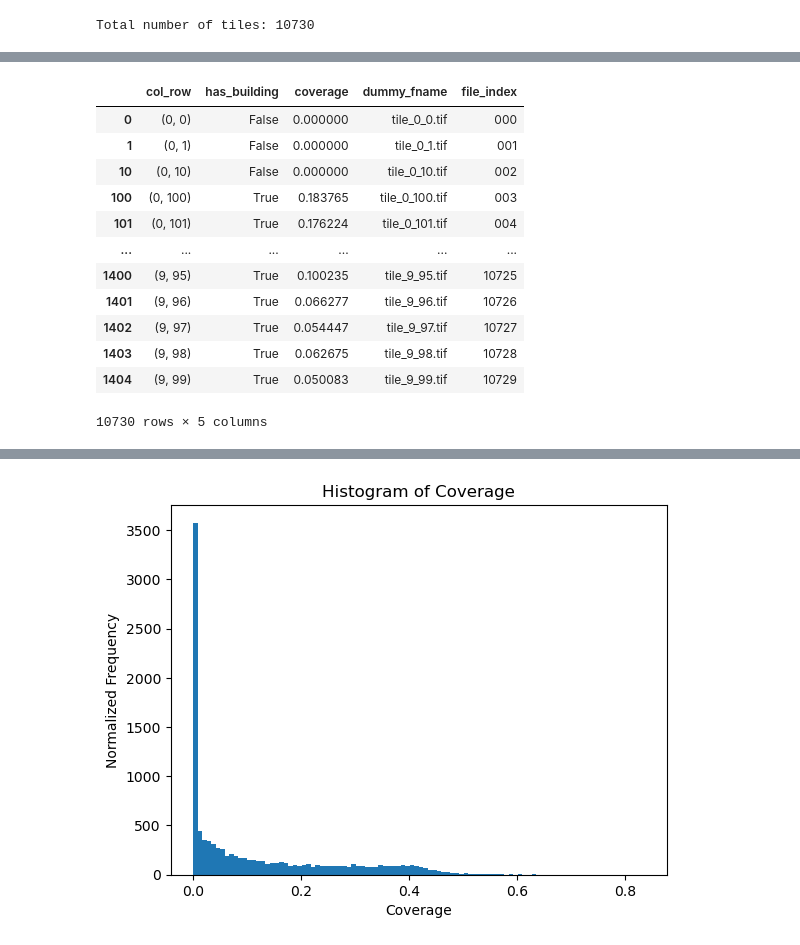
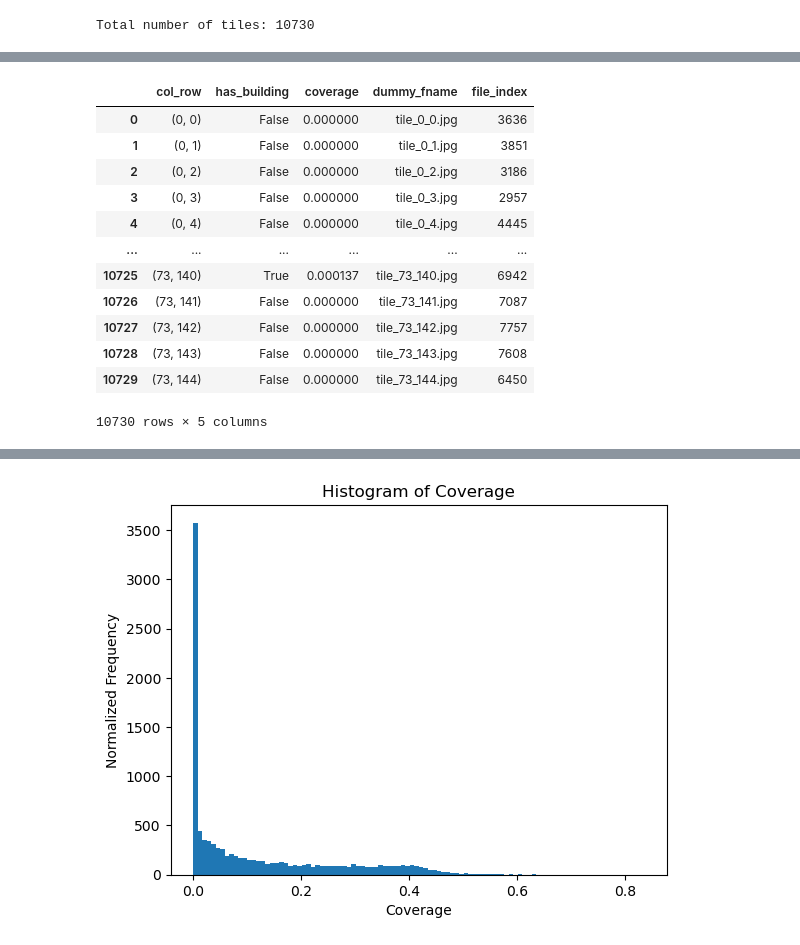
Before and after one commit to hongjiaherng/storm-damage-detection, a Jupyter notebook: notebooks/Shrinking the Labelling Space Building ROIs.ipynb, the cells around one changed output, grey strips where cells are left out. Saved outputs shown, nothing was run; the diff lists cells and outputs as text; code cells hidden in the pictures.

```diff
--- a/notebooks/Shrinking the Labelling Space Building ROIs.ipynb
+++ b/notebooks/Shrinking the Labelling Space Building ROIs.ipynb
@@ -131,18 +154,18 @@ df
-# %%
-df["file_index"] = [f"{x:03}" for x in np.arange(0, df.shape[0])]
-df
-# %% [output]
-|  | col_row | has_building | coverage | dummy_fname | file_index |
-| 0 | (0, 0) | False | 0.000000 | tile_0_0.tif | 000 |
-| 1 | (0, 1) | False | 0.000000 | tile_0_1.tif | 001 |
-| 10 | (0, 10) | False | 0.000000 | tile_0_10.tif | 002 |
-| 100 | (0, 100) | True | 0.183765 | tile_0_100.tif | 003 |
-| 101 | (0, 101) | True | 0.176224 | tile_0_101.tif | 004 |
-| ... | ... | ... | ... | ... | ... |
-| 1400 | (9, 95) | True | 0.100235 | tile_9_95.tif | 10725 |
-| 1401 | (9, 96) | True | 0.066277 | tile_9_96.tif | 10726 |
-| 1402 | (9, 97) | True | 0.054447 | tile_9_97.tif | 10727 |
-| 1403 | (9, 98) | True | 0.062675 | tile_9_98.tif | 10728 |
-| 1404 | (9, 99) | True | 0.050083 | tile_9_99.tif | 10729 |
-10730 rows × 5 columns
+# %%
+df["file_index"] = df["dummy_fname"].map(lambda x: file_index_mapper[x])
+df
+# %% [output]
+|  | col_row | has_building | coverage | dummy_fname | file_index |
+| 0 | (0, 0) | False | 0.000000 | tile_0_0.jpg | 3636 |
+| 1 | (0, 1) | False | 0.000000 | tile_0_1.jpg | 3851 |
+| 2 | (0, 2) | False | 0.000000 | tile_0_2.jpg | 3186 |
+| 3 | (0, 3) | False | 0.000000 | tile_0_3.jpg | 2957 |
+| 4 | (0, 4) | False | 0.000000 | tile_0_4.jpg | 4445 |
+| ... | ... | ... | ... | ... | ... |
+| 10725 | (73, 140) | True | 0.000137 | tile_73_140.jpg | 6942 |
+| 10726 | (73, 141) | False | 0.000000 | tile_73_141.jpg | 7087 |
+| 10727 | (73, 142) | False | 0.000000 | tile_73_142.jpg | 7757 |
+| 10728 | (73, 143) | False | 0.000000 | tile_73_143.jpg | 7608 |
+| 10729 | (73, 144) | False | 0.000000 | tile_73_144.jpg | 6450 |
+10730 rows × 5 columns
 # %%
```
Also changed, not shown: parts of 10 cells of this notebook, 1 other file.
